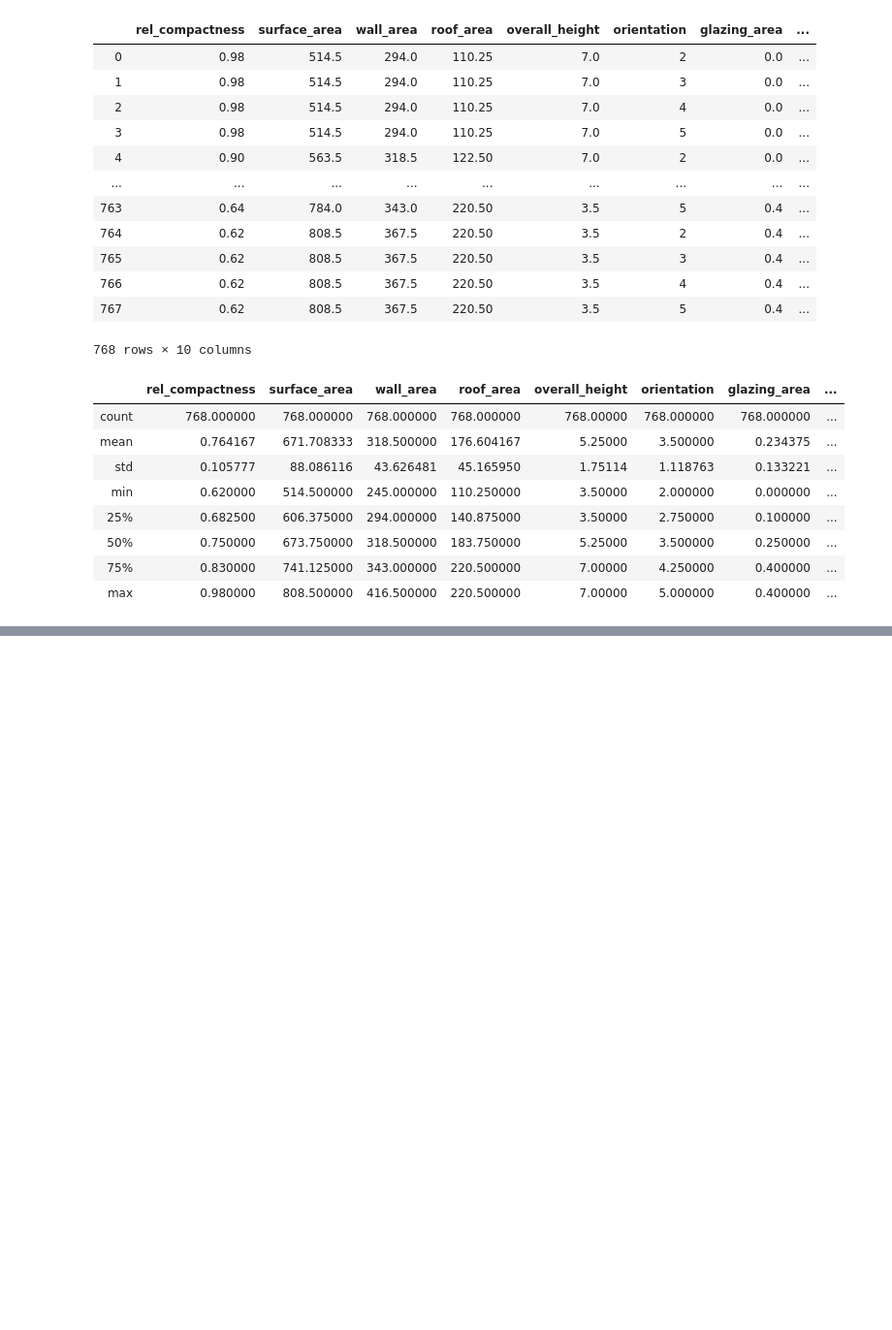
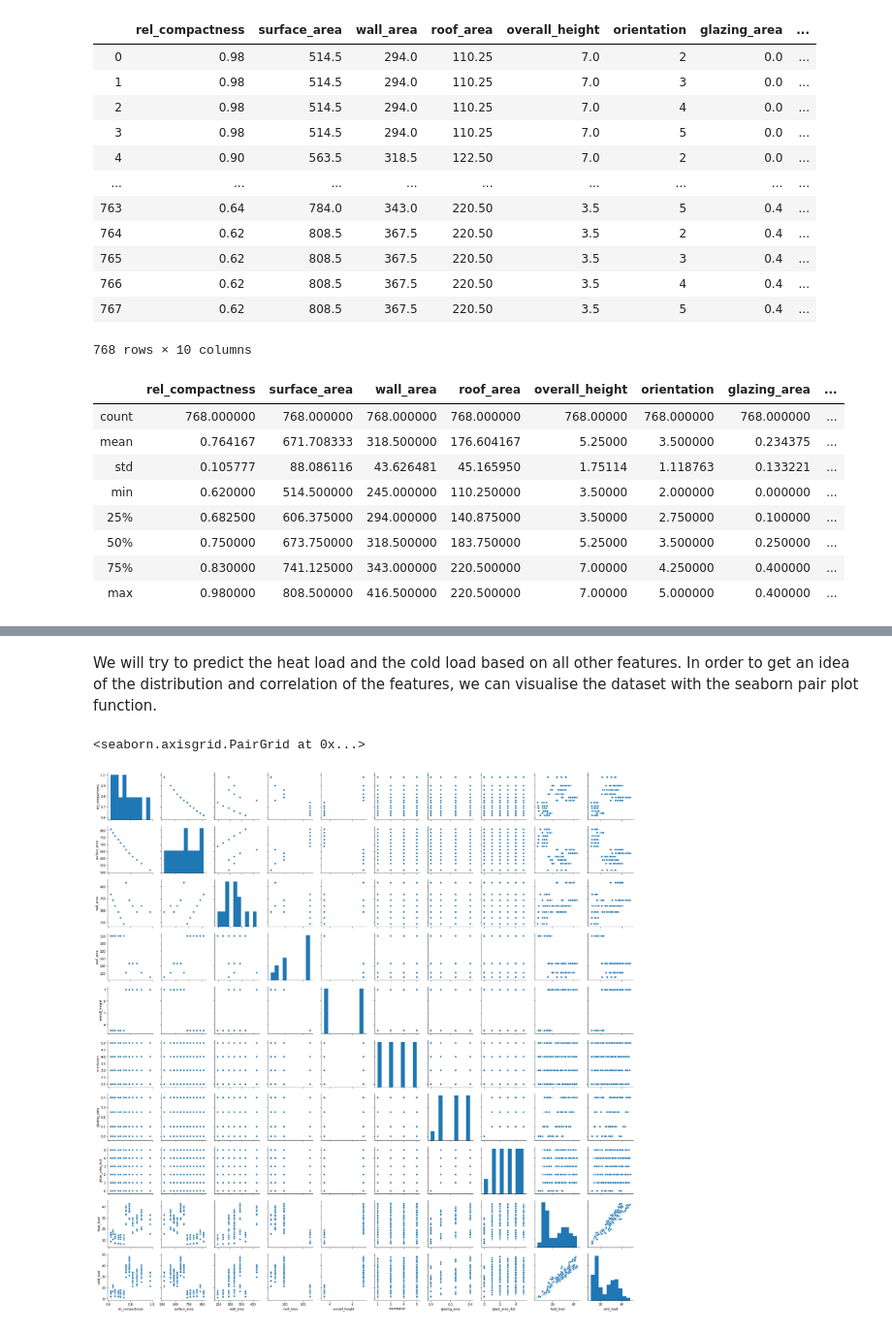
Before and after one commit to subhayoga/predict-energy-efficiency, a Jupyter notebook: Predicting Electricity Efficiency.ipynb, the cells around one changed output, grey strips where cells are left out. Shown at 97% size. Saved outputs shown, nothing was run; the diff lists cells and outputs as text; code cells hidden in the pictures; blank space fills up the shorter version.

Commit message:
Predict using a linear method

```diff
--- a/Predicting Electricity Efficiency.ipynb
+++ b/Predicting Electricity Efficiency.ipynb
@@ -72,0 +95,7 @@ enb_data.describe()
+# %% [markdown]
+We will try to predict the heat load and the cold load based on all other features. In order to get an idea of the distribution and correlation of the features, we can visualise the dataset with the seaborn pair plot function.
+# %%
+sns.pairplot(enb_data)
+# %% [output]
+<seaborn.axisgrid.PairGrid at 0x...>
+[figure, added]
```
Also changed, not shown: parts of 34 cells of this notebook.
